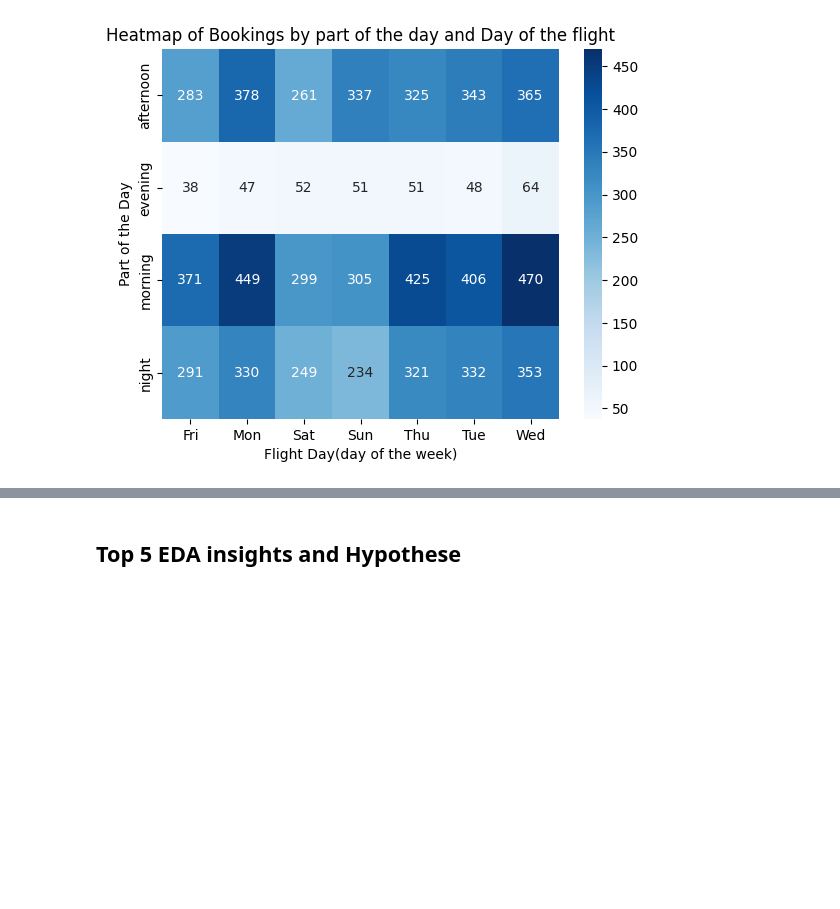
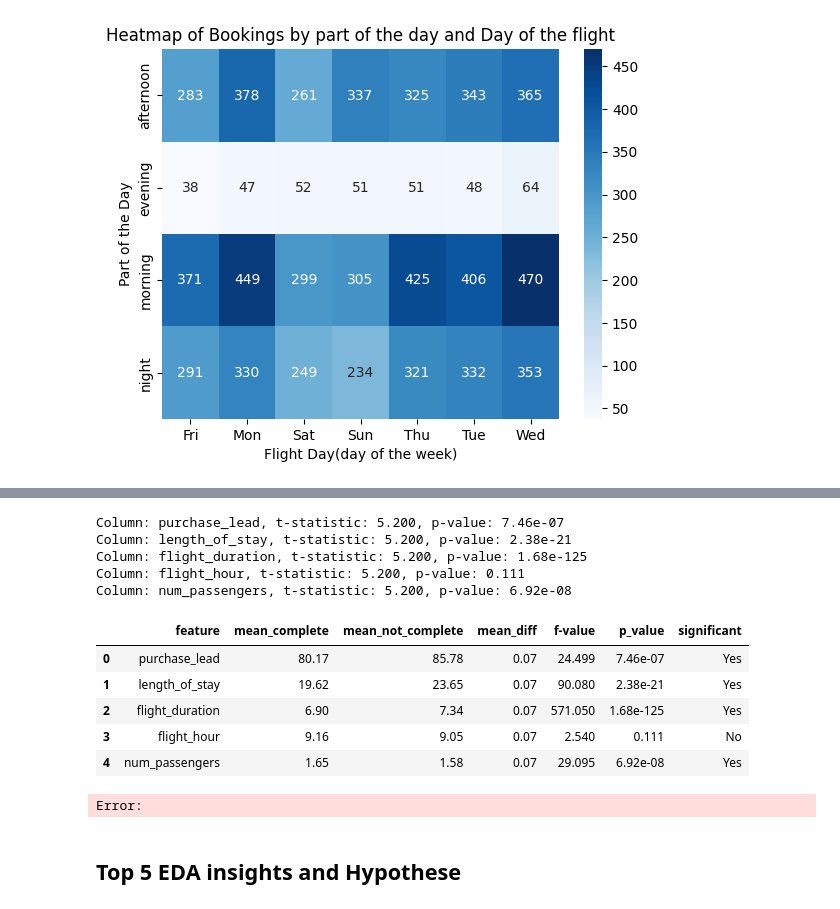
Before and after one commit to nickgeorgemathew/booking_analysis, a Jupyter notebook: notebooks/01_eda.ipynb, the cells around one changed output, grey strips where cells are left out. Cells and saved outputs as stored; diff of their text form; code cells hidden in the pictures; blank space fills up the shorter version.

```diff
--- a/notebooks/01_eda.ipynb
+++ b/notebooks/01_eda.ipynb
@@ -633,2 +639,43 @@ The default of observed=False is deprecated and will be changed to True in a fut
+# %%
+from scipy.stats import f_oneway
+
+
+cols_target = ['purchase_lead', 'length_of_stay', 'flight_duration', 'flight_hour','num_passengers']
+
+complete = df[df['booking_complete']==1]
+not_complete = df[df['booking_complete']==0]
+
+
+results = []
+for col in cols_target:
+    mean1 = complete[col].mean()
+    mean0 = not_complete[col].mean()
+
+    statistic,pvalue = f_oneway(complete[col],not_complete[col],)
+
+
+    print(f"Column: {col}, t-statistic: {tstat:.3f}, p-value: {pvalue:.3g}")
+    results.append({  "feature": col,
+        "mean_complete": round(mean1, 2),
+        "mean_not_complete": round(mean0, 2),
+        "mean_diff": round(diff, 2),
+        "f-value": round(statistic, 3),
+        "p_value": f"{pvalue:.3g}",
+        "significant": "Yes" if pvalue < 0.05 else "No"})
+    summary_df = pd.DataFrame(results)
+display(summary_df)
+# %% [output]
+Column: purchase_lead, t-statistic: 5.200, p-value: 7.46e-07
+Column: length_of_stay, t-statistic: 5.200, p-value: 2.38e-21
+Column: flight_duration, t-statistic: 5.200, p-value: 1.68e-125
+Column: flight_hour, t-statistic: 5.200, p-value: 0.111
+Column: num_passengers, t-statistic: 5.200, p-value: 6.92e-08
+|  | feature | mean_complete | mean_not_complete | mean_diff | f-value | p_value | significant |
+| 0 | purchase_lead | 80.17 | 85.78 | 0.07 | 24.499 | 7.46e-07 | Yes |
+| 1 | length_of_stay | 19.62 | 23.65 | 0.07 | 90.080 | 2.38e-21 | Yes |
+| 2 | flight_duration | 6.90 | 7.34 | 0.07 | 571.050 | 1.68e-125 | Yes |
+| 3 | flight_hour | 9.16 | 9.05 | 0.07 | 2.540 | 0.111 | No |
+| 4 | num_passengers | 1.65 | 1.58 | 0.07 | 29.095 | 6.92e-08 | Yes |
+Error:
 # %% [markdown]
 ## Top 5  EDA insights and  Hypothese
```
Also changed, not shown: parts of 5 cells of this notebook, 2 other files.
